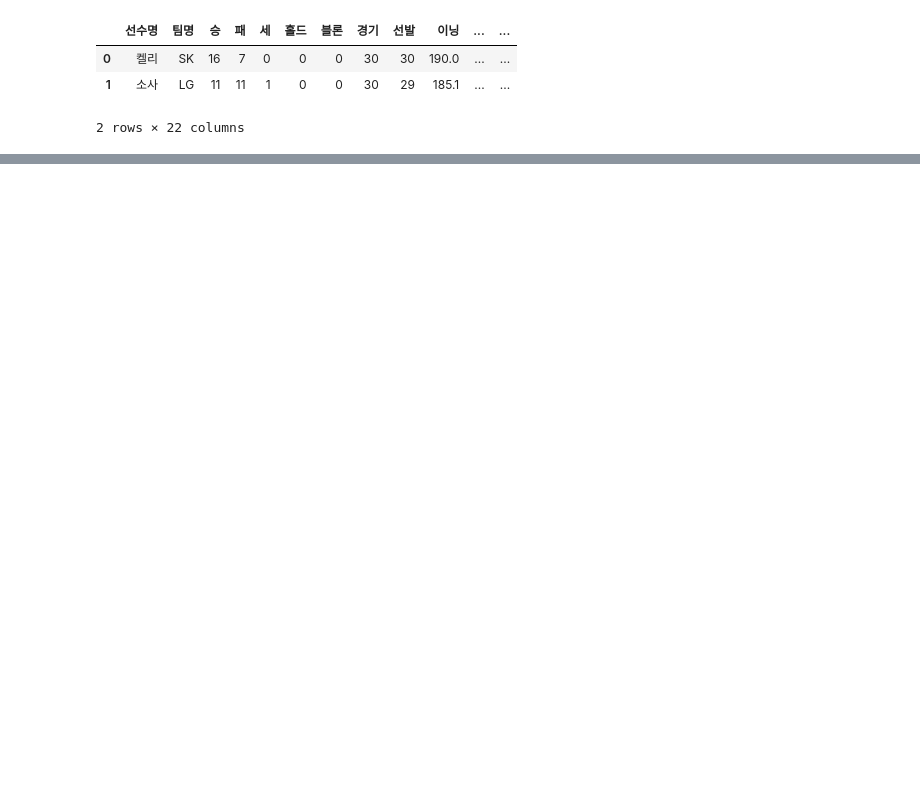
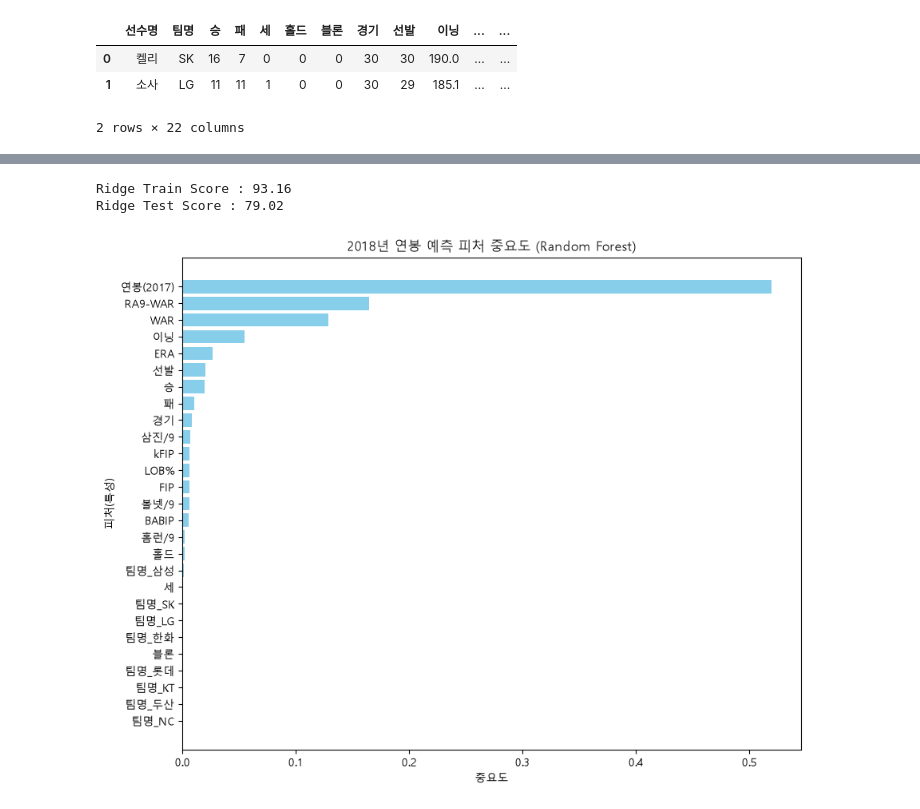
Before and after one commit to sajea75/aix_learn_1106, a Jupyter notebook: p1116/p_picher.ipynb, the cells around one changed output, grey strips where cells are left out. Drawn from its saved outputs; the diff is of its cells as text; code cells hidden in the pictures; blank space fills up the shorter version.

```diff
--- a/p1116/p_picher.ipynb
+++ b/p1116/p_picher.ipynb
@@ -301,0 +191,9 @@ test 정확도 :  0.8889358101739498
+# %%
+# 상단에 Regressor 임포트가 필요합니다.
+from sklearn.ensemble import RandomForestRegressor
+
+# RandomForestClassifier -> RandomForestRegressor 로 수정
+rf = RandomForestRegressor(n_jobs=-1, random_state=42)
+rf.fit(X_train, y_train)
+print(f"RF Train Score: {rf.score(X_train, y_train):.4f}")
+print(f"RF Test Score: {rf.score(X_test, y_test):.4f}")
@@ -301,0 +231,57 @@ test 정확도 :  0.8889358101739498
+# %%
+from sklearn.preprocessing import StandardScaler
+from sklearn.linear_model import Ridge
+from sklearn.metrics import r2_score
+
+# 1. 데이터 스케일러 객체 생성
+scaler = StandardScaler()
+
+# 2. 스케일링 적용 (주의: 테스트 데이터는 fit을 하면 안 되고 transform만 해야 함)
+X_train_scaled = scaler.fit_transform(X_train)
+X_test_scaled = scaler.transform(X_test)
+
+# 3. 릿지(Ridge) 회귀 모델 정의 및 학습
+# alpha 값을 조절하여 규제(Regularization) 강도를 변경할 수 있습니다.
+ridge_model = Ridge(alpha=1.0, random_state=42)
+ridge_model.fit(X_train_scaled, y_train)
+
+# 4. 예측 및 평가
+train_pred_ridge = ridge_model.predict(X_train_scaled)
+test_pred_ridge = ridge_model.predict(X_test_scaled)
+
+ridge_train_score = r2_score(y_train, train_pred_ridge) * 100
+ridge_test_score = r2_score(y_test, test_pred_ridge) * 100
+
+print(f"Ridge Train Score : {ridge_train_score:.2f}")
+print(f"Ridge Test Score : {ridge_test_score:.2f}")
+# %% [output]
+Ridge Train Score : 93.16
+Ridge Test Score : 79.02
+# %%
+import matplotlib.pyplot as plt
+import pandas as pd
+
+# 한글 폰트 설정 (Windows: 'Malgun Gothic', Mac: 'AppleGothic')
+plt.rc('font', family='Malgun Gothic')
+# 마이너스 기호 깨짐 방지
+plt.rcParams['axes.unicode_minus'] = False
+
+# 특성 중요도 추출 (학습된 rf 모델 사용)
+importances = rf.feature_importances_
+feature_names = X.columns
+
+# 데이터프레임으로 변환 (가로 막대 그래프를 위해 오름차순 정렬)
+importance_df = pd.DataFrame({
+    'Feature': feature_names,
+    'Importance': importances
+}).sort_values(by='Importance', ascending=True)
+
+# 막대 그래프로 시각화 (matplotlib만 사용)
+plt.figure(figsize=(10, 8))
+plt.barh(importance_df['Feature'], importance_df['Importance'], color='skyblue')
+plt.title('2018년 연봉 예측 피처 중요도 (Random Forest)')
+plt.xlabel('중요도')
+plt.ylabel('피처(특성)')
+plt.show()
+# %% [output]
+[figure, added]
```
Also changed, not shown: parts of 29 cells of this notebook, 4 other files.
